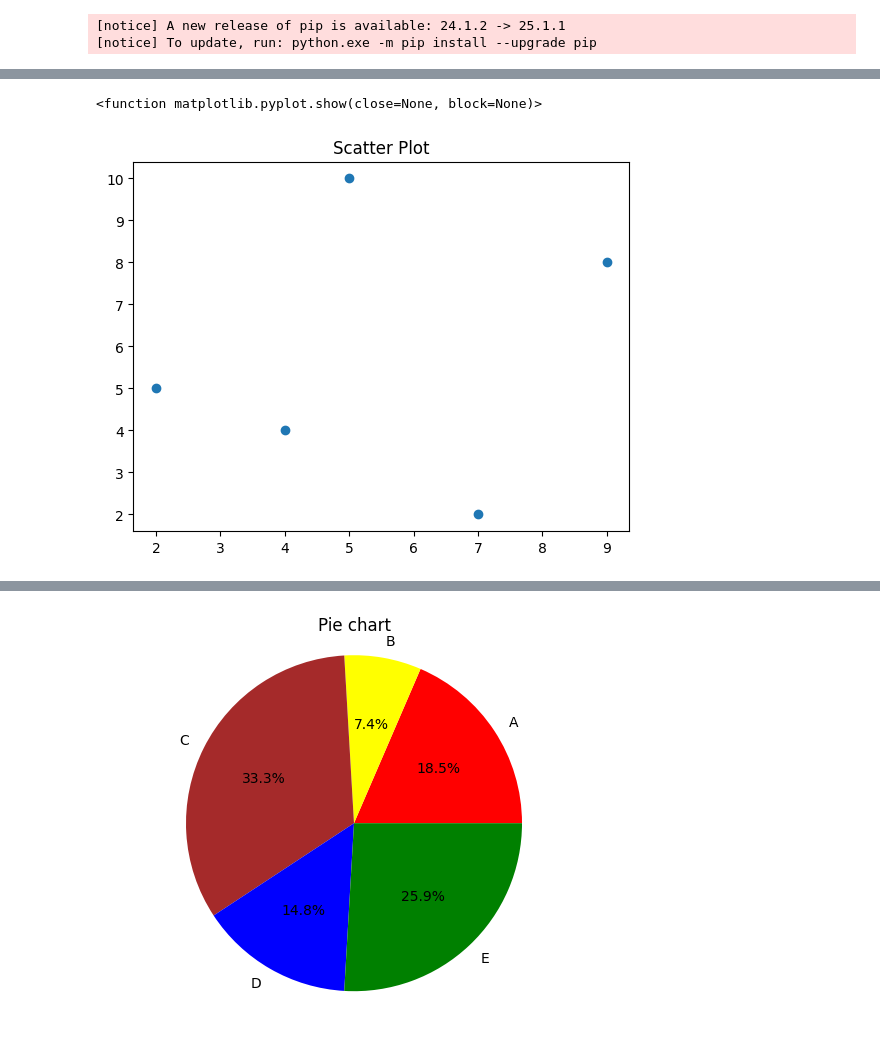
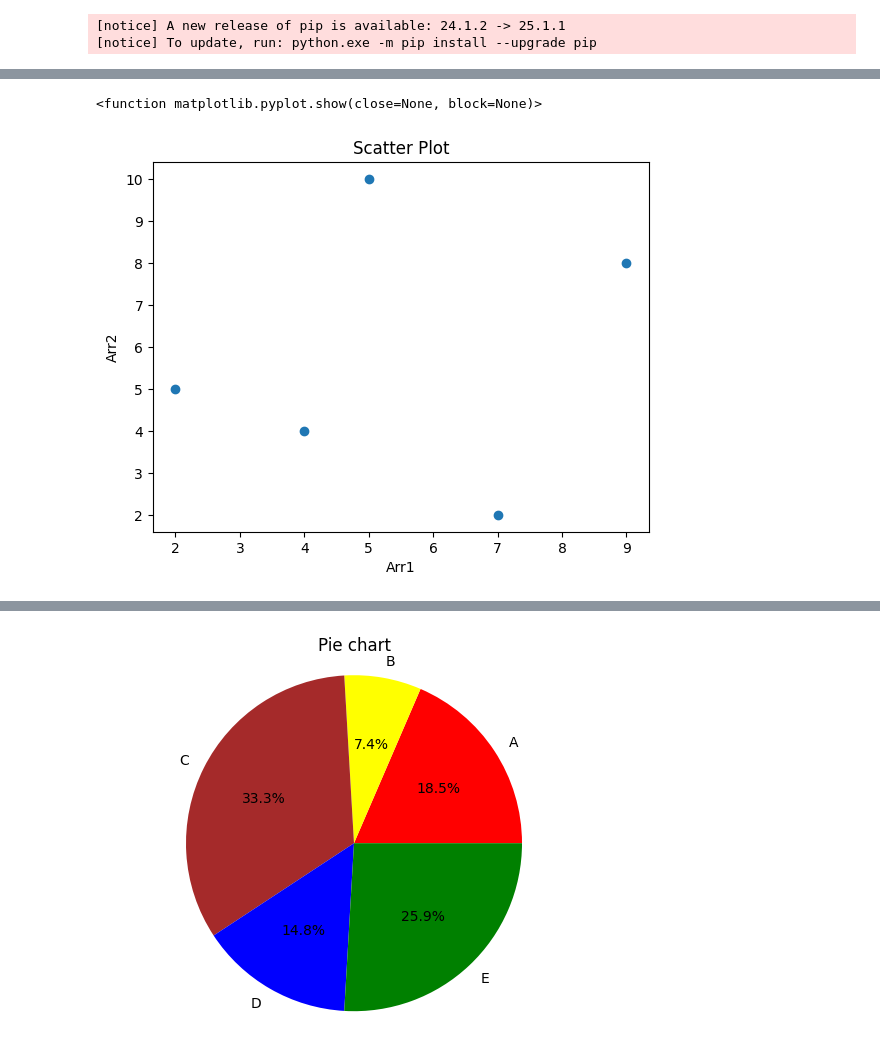
Before and after one commit to mr-prince-yadav/OJT-AI, a Jupyter notebook: Plotting.ipynb, the cells around one changed output, grey strips where cells are left out. Cells and saved outputs as stored; diff of their text form; code cells hidden in the pictures.

```diff
--- a/Plotting.ipynb
+++ b/Plotting.ipynb
@@ -40,7 +44,9 @@ plt.show
 # %%
 plt.scatter(x,y)
+plt.xlabel("Arr1")
+plt.ylabel("Arr2")
 plt.title("Scatter Plot")
 plt.show
 # %% [output]
 <function matplotlib.pyplot.show(close=None, block=None)>
-[figure, old version]
+[figure, new version]
```
Also changed, not shown: parts of 6 cells of this notebook, 1 other file.
